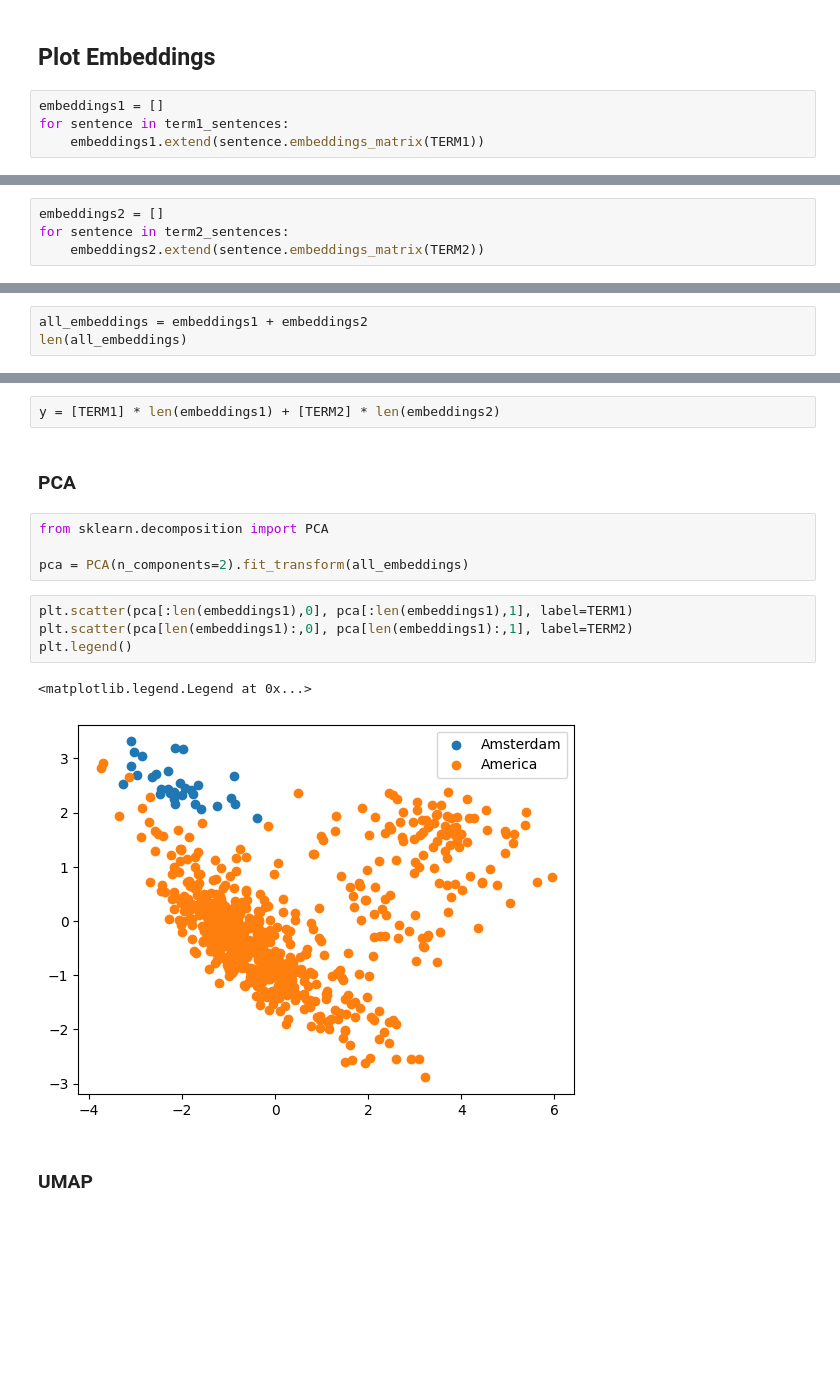
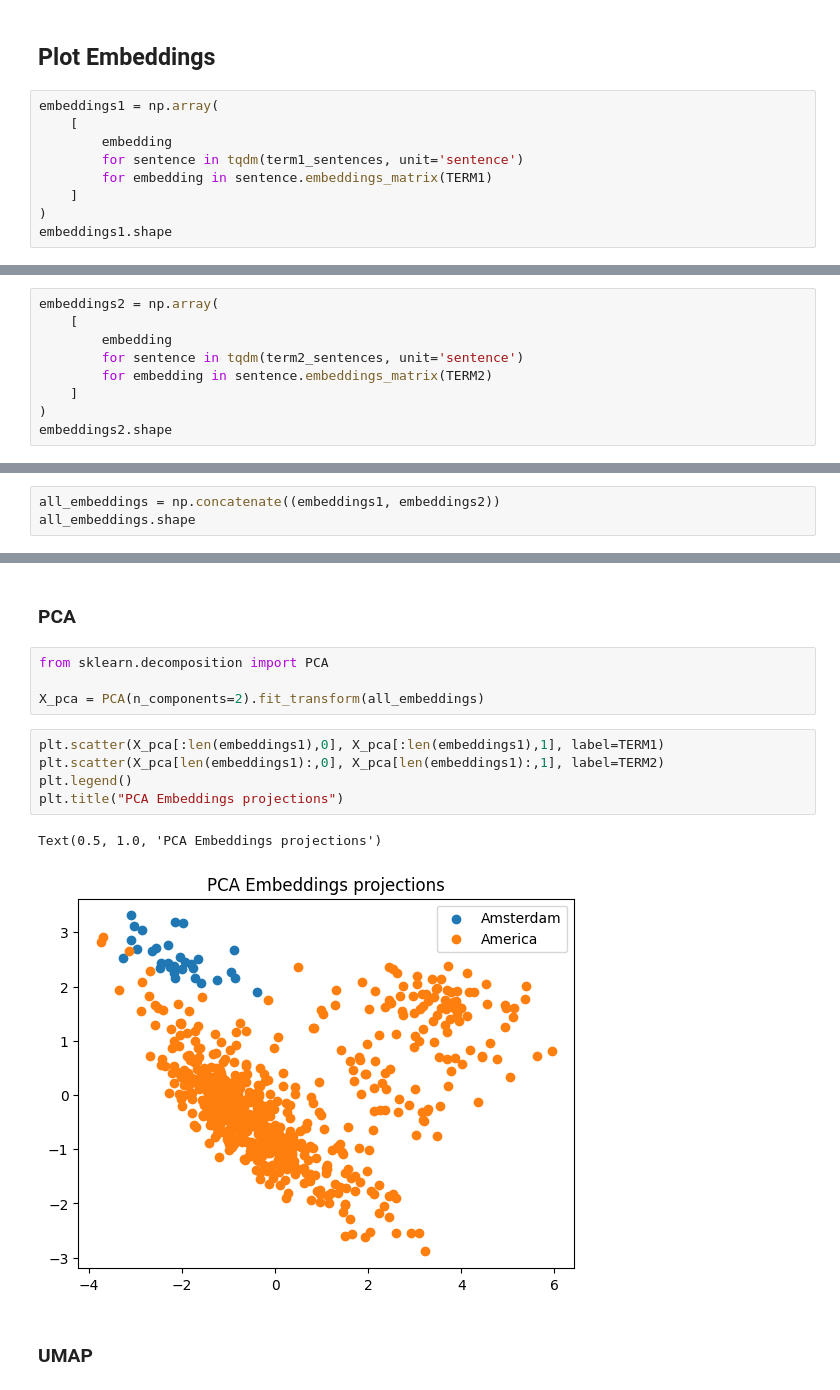
Before and after one commit to Semantics-of-Sustainability/ContextualLM, a Jupyter notebook: SemanticShift.ipynb, the cells around one changed output, grey strips where cells are left out. Saved outputs shown, nothing was run; the diff lists cells and outputs as text; blank space fills up the shorter version.

Commit message:
Use arrays instead of lists, clean up code.

```diff
--- a/SemanticShift.ipynb
+++ b/SemanticShift.ipynb
@@ -383,6 +367,11 @@ term2_sentences: List[Sentence] = [
 # %% [markdown]
 ## Plot Embeddings
 # %%
-embeddings1 = []
-for sentence in term1_sentences:
-    embeddings1.extend(sentence.embeddings_matrix(TERM1))
+embeddings1 = np.array(
+    [
+        embedding
+        for sentence in tqdm(term1_sentences, unit='sentence')
+        for embedding in sentence.embeddings_matrix(TERM1)
+    ]
+)
+embeddings1.shape
@@ -393,4 +380,9 @@ np.array(embeddings1).shape
 # %%
-embeddings2 = []
-for sentence in term2_sentences:
-    embeddings2.extend(sentence.embeddings_matrix(TERM2))
+embeddings2 = np.array(
+    [
+        embedding
+        for sentence in tqdm(term2_sentences, unit='sentence')
+        for embedding in sentence.embeddings_matrix(TERM2)
+    ]
+)
+embeddings2.shape
@@ -401,4 +391,4 @@ np.array(embeddings2).shape
 # %%
-all_embeddings = embeddings1 + embeddings2
-len(all_embeddings)
+all_embeddings = np.concatenate((embeddings1, embeddings2))
+all_embeddings.shape
 # %% [output]
@@ -406,18 +396,17 @@ len(all_embeddings)
-# %%
-y = [TERM1] * len(embeddings1) + [TERM2] * len(embeddings2)
 # %% [markdown]
 ### PCA
 # %%
 from sklearn.decomposition import PCA
 
-pca = PCA(n_components=2).fit_transform(all_embeddings)
+X_pca = PCA(n_components=2).fit_transform(all_embeddings)
 # %%
-plt.scatter(pca[:len(embeddings1),0], pca[:len(embeddings1),1], label=TERM1)
-plt.scatter(pca[len(embeddings1):,0], pca[len(embeddings1):,1], label=TERM2)
+plt.scatter(X_pca[:len(embeddings1),0], X_pca[:len(embeddings1),1], label=TERM1)
+plt.scatter(X_pca[len(embeddings1):,0], X_pca[len(embeddings1):,1], label=TERM2)
 plt.legend()
+plt.title("PCA Embeddings projections")
 # %% [output]
-<matplotlib.legend.Legend at 0x...>
+Text(0.5, 1.0, 'PCA Embeddings projections')
-[figure, old version]
+[figure, new version]
 # %% [markdown]
 ### UMAP
 # %%
```
Also changed, not shown: parts of 17 cells of this notebook.
